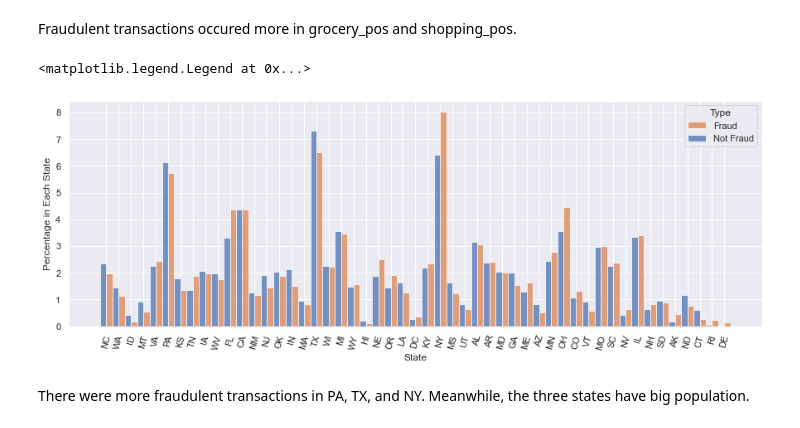
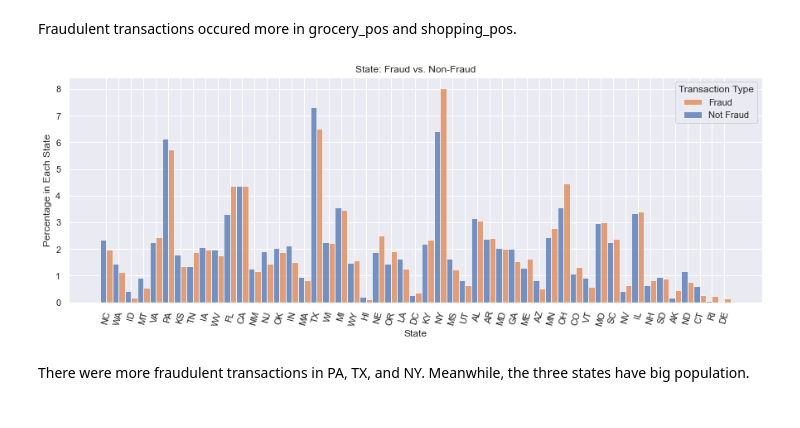
Before and after one commit to MeganWang393/PortfolioProjects, a Jupyter notebook: Credit Card Fraud EDA.ipynb, the cells around one changed output. Drawn from its saved outputs; the diff is of its cells as text; code cells hidden in the pictures.

```diff
--- a/Credit Card Fraud EDA.ipynb
+++ b/Credit Card Fraud EDA.ipynb
@@ -298,18 +298,19 @@ Fraudulent transactions occured more in grocery_pos and shopping_pos.
 # %%
 # State vs. is_fraud
 #print('percentages'); print(df['state'].value_counts(normalize=True)*100)
 
 fig=plt.figure(figsize=(15,5))
 ax=sns.histplot(x='state',data=df,hue='is_fraud',stat='percent',multiple='dodge',common_norm=False)
 sns.set(rc={'xtick.labelsize':11})
 ax.set_ylabel('Percentage in Each State')
 ax.set_xlabel('State')
 for tick in ax.get_xticklabels():
     tick.set_rotation(75)
-plt.legend(title='Type',labels=['Fraud','Not Fraud'])
+plt.legend(title='Transaction Type',labels=['Fraud','Not Fraud'])
+plt.title('State: Fraud vs. Non-Fraud')
+plt.show()
 # %% [output]
-<matplotlib.legend.Legend at 0x...>
-[figure, old version]
+[figure, new version]
 # %% [markdown]
 There were more fraudulent transactions in PA, TX, and NY. Meanwhile, the three states have big population.
 # %%
```
Also changed, not shown: parts of 15 cells of this notebook.
